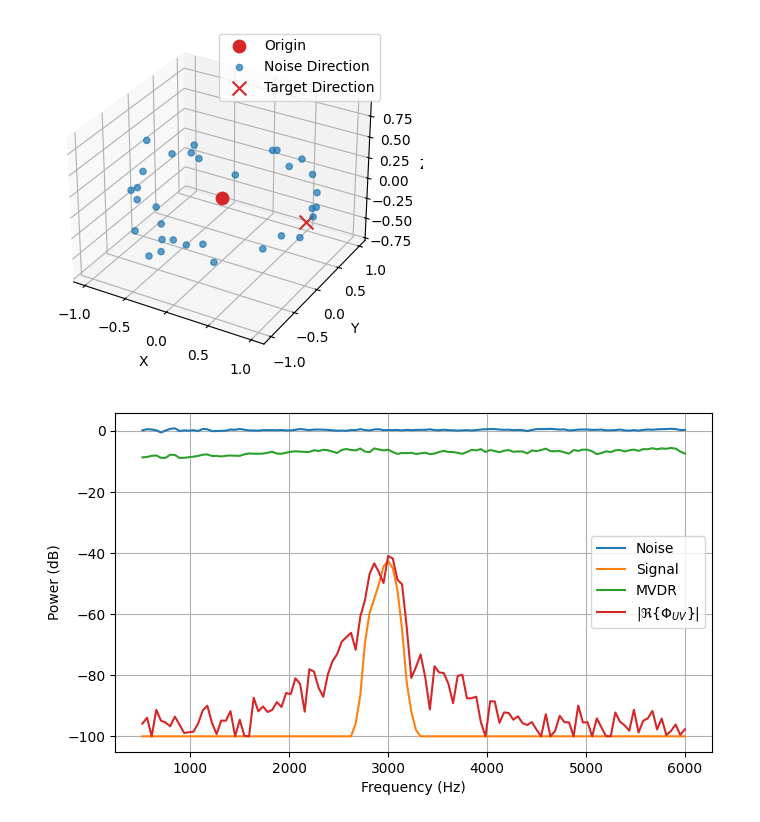
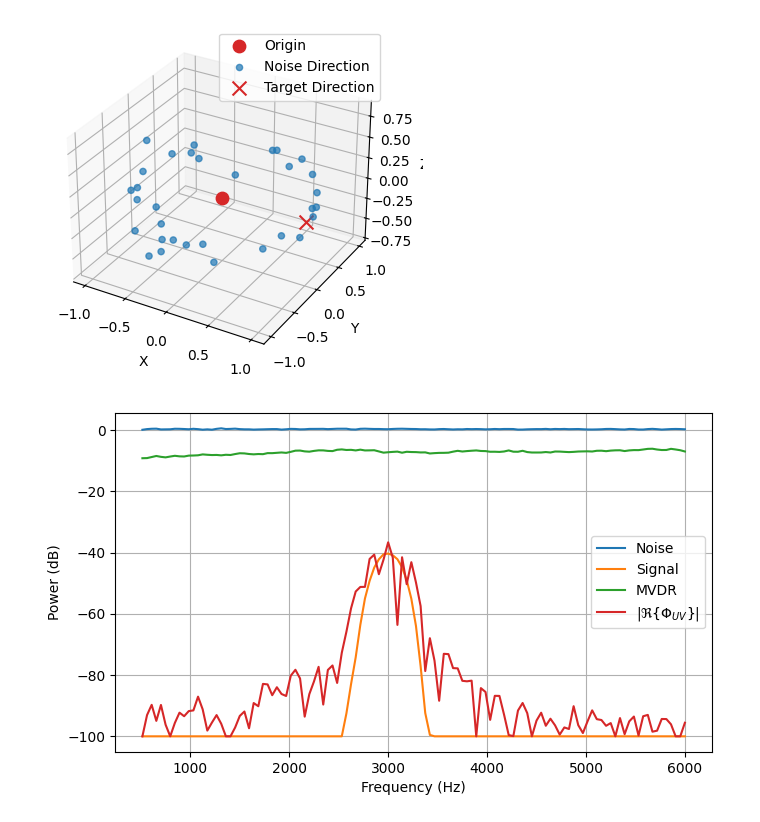
Before and after one commit to UnilK/dippa, a Jupyter notebook: analysis/infinite_array_gain.ipynb, the cells around one changed output. Saved outputs shown, nothing was run; the diff lists cells and outputs as text; code cells hidden in the pictures.

```diff
--- a/analysis/infinite_array_gain.ipynb
+++ b/analysis/infinite_array_gain.ipynb
@@ -164,7 +164,7 @@ def create_primary_weights(look_direction, look_vector, mic_array, k):
 
     return w1
 
-def create_optimal_secondary_weights(w1, look_vector, constraints):
+def optimal_secondary_weights(w1, look_vector, constraints):
 
     N = w1.shape[0]
     nsdim = N - len(constraints)
@@ -214,17 +214,14 @@ def mvdr_weights(R, steering_vectors, dial = 1.5):
 def rms_normalize(x):
     return x / (np.sqrt(np.mean(x * x)) + 1e-18)
 
-def create_diffuse_noise(n, micpos, sr):
+def create_diffuse_noise(n, micpos, sr, quality=1):
     m = micpos.shape[1]
-    vel = np.zeros((3, n), dtype=np.float32)
-    pos = np.random.randn(3, n) * 10
-    pos /= np.linalg.norm(pos, axis=0)
-    noise = propagationmod.simulate_audio_propagation(sr, micpos, pos, vel, np.random.randn(n))
-    pos = np.flip(pos)
-    noise += propagationmod.simulate_audio_propagation(sr, micpos, pos, vel, np.random.randn(n))
-    noise += np.roll(noise, noise.shape[1]//8)
-    noise += np.roll(noise, noise.shape[1]//4)
-    noise += np.roll(noise, noise.shape[1]//2)
+    noise = np.zeros((m, n), dtype=np.float32)
+    for i in range(quality):
+        # simulate plane waves arriving from random directions.
+        pos = np.random.randn(3, n).astype(np.float32)
+        pos /= np.linalg.norm(pos, axis=0)
+        noise += propagationmod.planewave_propagation(sr, 1.0, micpos, pos, np.random.randn(n))
     noise = rms_normalize(noise)
     return noise
 # %%
@@ -315,7 +312,6 @@ def spatial_propagation(x, dirs, mp, N):
 fig_width = 11
 
 N = 2**10
-BLOCK = 64 * N
 f = np.fft.fftfreq(N, 1 / sr)
 validi = (f >= 500) & (f <= 6000)
 valids = np.where(validi == True)[0]
@@ -337,10 +333,10 @@ noise_directions = polar_to_look_direction(
     np.linspace(gap, np.pi*2-gap, noise_sources) + np.random.randn(noise_sources) * 0.2,
     np.pi/2 + np.random.randn(noise_sources) * 0.2)
 
-def generate_signal_block():
+def generate_signal_block(BLOCK):
     target_signal = np.random.randn(BLOCK)
     # target_signal = rms_normalize(target_signal)
-    filt = design_bump_filt(sr, 3000, 100, N)
+    filt = design_bump_filt(sr, 3000, 300, N)
     target_signal = fftwin_filt(target_signal, filt)
     # target_signal = target_signal.reshape((1, BLOCK))
     # noise_signal = np.random.randn(noise_sources*BLOCK).reshape((noise_sources, BLOCK))
@@ -348,13 +344,13 @@ def generate_signal_block():
     # noise_signal = spatial_propagation(noise_signal, noise_directions, mp, N) / np.sqrt(noise_sources)
 
     noise_signal = create_diffuse_noise(BLOCK, mp, sr)
-    target_signal = propagationmod.static_audio_propagation(sr, mp, np.array([10, 0, 0]), target_signal)
+    target_signal = propagationmod.static_planewave_propagation(sr, 1, mp, np.array([1, 0, 0]), target_signal)
 
     return target_signal, noise_signal
 
 
 time = 10
-samples = int(np.ceil(time / (N / sr)))
+samples = 0
 opt_spec = np.zeros(N, dtype=np.complex128)
 sn_spec = np.zeros(N, dtype=np.complex128)
 s_spec = np.zeros(N, dtype=np.complex128)
@@ -363,23 +359,20 @@ mvdr_spec = np.zeros(N, dtype=np.complex128)
 
 Sn = np.zeros((vaf, m, m), dtype=np.complex128)
 
+BLOCK = time * sr
+ss, nn = generate_signal_block(BLOCK)
+ss *= 1e-2
+
 np.random.seed(seed)
-scounter = 0
-while scounter < samples:
 
-    _, nn = generate_signal_block()
+for i in range(5*N, BLOCK-5*N, N):
 
-    for i in range(5*N, BLOCK-5*N, N):
+    snapn = np.fft.rfft((nn[:,i:i+N]) * np.hanning(N)[None,:])
+    snapn = snapn[:,validi[:N//2+1]]
+    n_spec[validi] += np.sum(np.abs(snapn)**2, axis=0)/np.sqrt(m)/N
 
-        snapn = np.fft.rfft((nn[:,i:i+N]) * np.hanning(N)[None,:])
-        snapn = snapn[:,validi[:N//2+1]]
-        n_spec[validi] += np.sum(np.abs(snapn)**2, axis=0)/np.sqrt(m)/N
-
-        Sn += snapn.T[:,:,None] @ np.conj(snapn.T[:,None,:])
-
-        scounter += 1
-        if scounter >= samples:
-            break
+    Sn += snapn.T[:,:,None] @ np.conj(snapn.T[:,None,:])
+    samples += 1
 
 Sn /= samples
 
@@ -404,7 +397,7 @@ for i in valids:
 
     ww1 = create_primary_weights(target_direction, target_steer, mp, k)
     constraints = [S @ ww1]
-    ww2 = create_optimal_secondary_weights(ww1, target_steer, constraints)
+    ww2 = optimal_secondary_weights(ww1, target_steer, constraints)
     w1[i,:] = ww1
     w2[i,:] = ww2
 
@@ -414,58 +407,48 @@ w1 = w1[validi]
 w2 = w2[validi]
 w_mvdr = w_mvdr[validi]
 
-np.random.seed(seed)
-scounter = 0
-while scounter < samples:
-    ss, nn = generate_signal_block()
-    ss *= 1e-2
+for i in range(5*N, BLOCK-5*N, N):
 
-    for i in range(5*N, BLOCK-5*N, N):
+    snap = np.fft.rfft((ss[:,i:i+N] + nn[:,i:i+N]) * np.hanning(N)[None,:])
+    snap = snap[:,valids]
 
-        snap = np.fft.rfft((ss[:,i:i+N] + nn[:,i:i+N]) * np.hanning(N)[None,:])
-        snap = snap[:,valids]
+    z1 = np.sum(np.conj(w1).T * snap, axis=0)
+    z2 = np.sum(np.conj(w2).T * snap, axis=0)
+    opt_spec[validi] += np.real(np.conj(z1) * z2 / N * 2)
+    # sn_spec[validi] += np.sum(np.abs(snap)**2, axis=0)/np.sqrt(m)/N
 
-        z1 = np.sum(np.conj(w1).T * snap, axis=0)
-        z2 = np.sum(np.conj(w2).T * snap, axis=0)
-        opt_spec[validi] += np.real(np.conj(z1) * z2 / N * 2)
-        # sn_spec[validi] += np.sum(np.abs(snap)**2, axis=0)/np.sqrt(m)/N
+    snaps = np.fft.rfft((ss[:,i:i+N]) * np.hanning(N)[None,:])
+    snaps = snaps[:,valids]
+    s_spec[validi] += np.sum(np.abs(snaps)**2, axis=0)/np.sqrt(m)/N
 
-        snaps = np.fft.rfft((ss[:,i:i+N]) * np.hanning(N)[None,:])
-        snaps = snaps[:,valids]
-        s_spec[validi] += np.sum(np.abs(snaps)**2, axis=0)/np.sqrt(m)/N
-
-        mvdr_spec[validi] += np.abs(np.sum(np.conj(w_mvdr).T * snap, axis=0))**2/np.sqrt(N)/m
-
-        scounter += 1
-        if scounter >= samples:
-            break
+    mvdr_spec[validi] += np.abs(np.sum(np.conj(w_mvdr).T * snap, axis=0))**2/np.sqrt(N)/m
 
 plot_scene(target_direction, noise_directions)
 
 def db_scale(x, amin=1e-10):
     return 10.0 * np.log10(np.maximum(np.abs(x), amin))
 
 fig = plt.figure(figsize=(fig_width*0.7, fig_width*0.4))
 ax = fig.add_subplot(111)
 # plt.plot(f[validi], db_scale(sn_spec[validi] / samples))
 ax.plot(f[validi], db_scale(n_spec[validi] / samples), label="Noise")
 ax.plot(f[validi], db_scale(s_spec[validi] / samples), label="Signal")
 ax.plot(f[validi], db_scale(mvdr_spec[validi] / samples), label="MVDR")
 ax.plot(f[validi], db_scale(np.abs(np.real(opt_spec[validi] / samples))), label="$|\Re\{\Phi_{UV}\}|$")
 ax.grid()
 
 ax.set_xlabel("Frequency (Hz)")
 ax.set_ylabel("Power (dB)")
 
 plt.legend()
 plt.show()
 
 # plt.figure()
 # plt.plot(f[validi], np.sum(np.abs(w1)**2, axis=1))
 # plt.plot(f[validi], np.sum(np.abs(w2)**2, axis=1))
 # %% [output]
 [figure]
-[figure, old version]
+[figure, new version]
 # %%
 fig_width = 11
 
```
Also changed, not shown: parts of 2 cells of this notebook, 12 other files.
